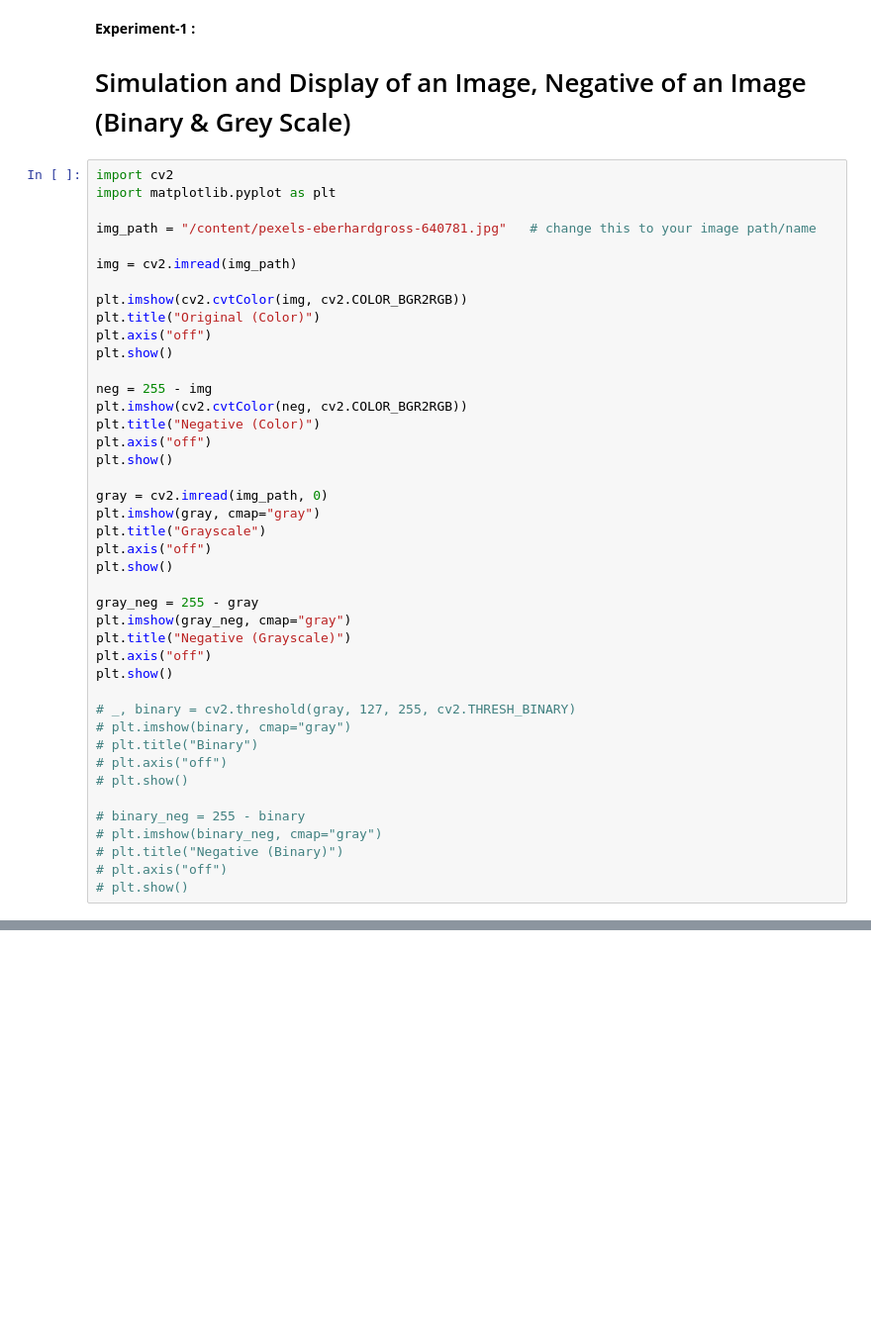
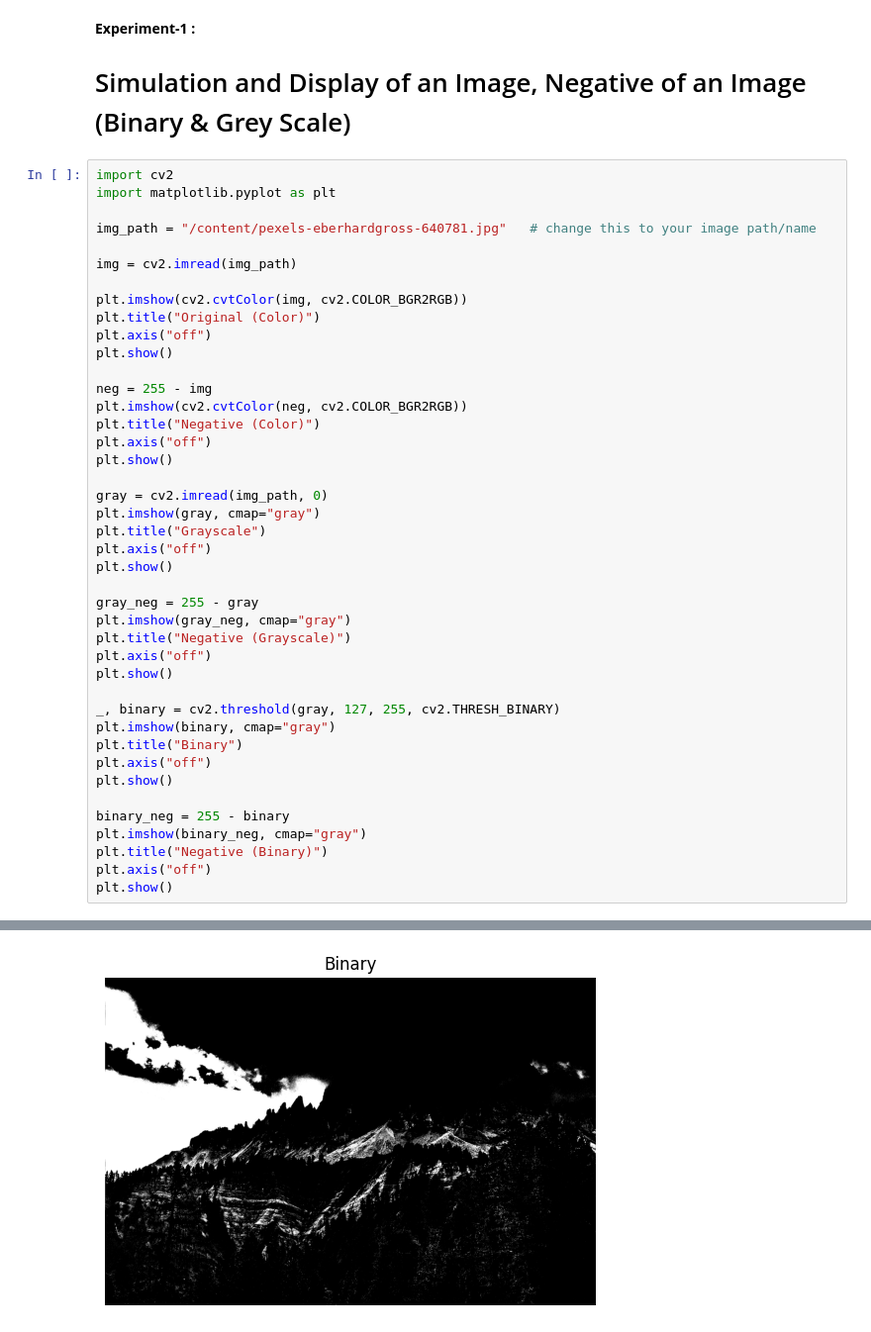
Before and after one commit to rishsoraganvi/Lab-Practical-2023-2027, a Jupyter notebook: IP_&_CV_Lab_Practical.ipynb, the cells around one changed output, grey strips where cells are left out. Shown at 99% size. Cells and saved outputs as stored; diff of their text form; blank space fills up the shorter version.

```diff
--- a/IP_&_CV_Lab_Practical.ipynb
+++ b/IP_&_CV_Lab_Practical.ipynb
@@ -13,40 +13,41 @@ img = cv2.imread(img_path)
 
 plt.imshow(cv2.cvtColor(img, cv2.COLOR_BGR2RGB))
 plt.title("Original (Color)")
 plt.axis("off")
 plt.show()
 
 neg = 255 - img
 plt.imshow(cv2.cvtColor(neg, cv2.COLOR_BGR2RGB))
 plt.title("Negative (Color)")
 plt.axis("off")
 plt.show()
 
 gray = cv2.imread(img_path, 0)
 plt.imshow(gray, cmap="gray")
 plt.title("Grayscale")
 plt.axis("off")
 plt.show()
 
 gray_neg = 255 - gray
 plt.imshow(gray_neg, cmap="gray")
 plt.title("Negative (Grayscale)")
 plt.axis("off")
 plt.show()
 
-# _, binary = cv2.threshold(gray, 127, 255, cv2.THRESH_BINARY)
-# plt.imshow(binary, cmap="gray")
-# plt.title("Binary")
-# plt.axis("off")
-# plt.show()
+_, binary = cv2.threshold(gray, 127, 255, cv2.THRESH_BINARY)
+plt.imshow(binary, cmap="gray")
+plt.title("Binary")
+plt.axis("off")
+plt.show()
 
-# binary_neg = 255 - binary
-# plt.imshow(binary_neg, cmap="gray")
-# plt.title("Negative (Binary)")
-# plt.axis("off")
-# plt.show()
+binary_neg = 255 - binary
+plt.imshow(binary_neg, cmap="gray")
+plt.title("Negative (Binary)")
+plt.axis("off")
+plt.show()
 # %% [output]
 [figure]
 [figure]
 [figure]
 [figure]
+[figure, added]
```
Also changed, not shown: parts of 18 cells of this notebook.
